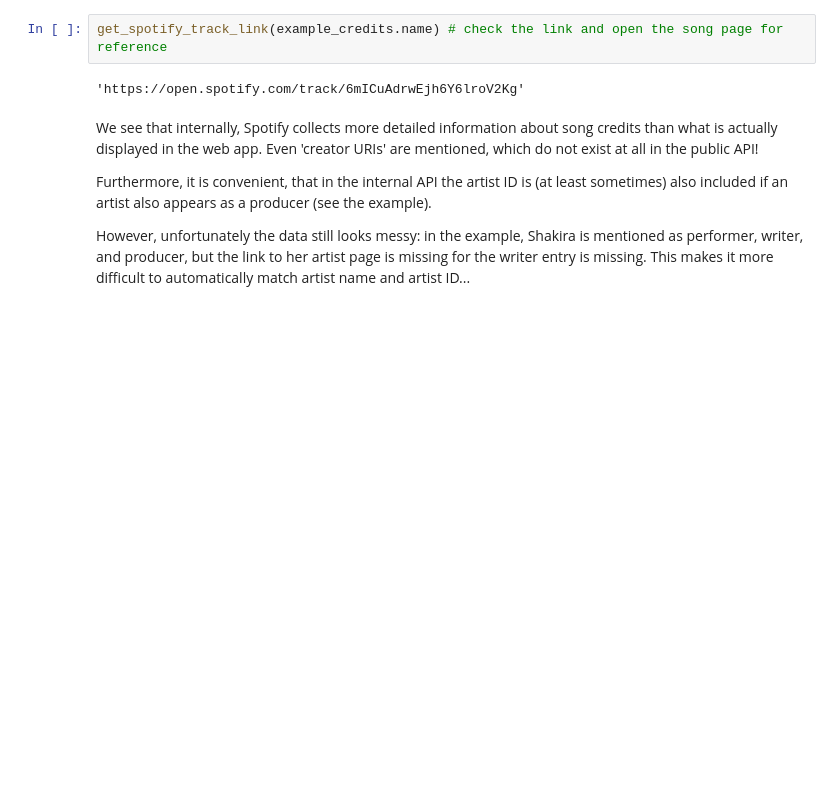
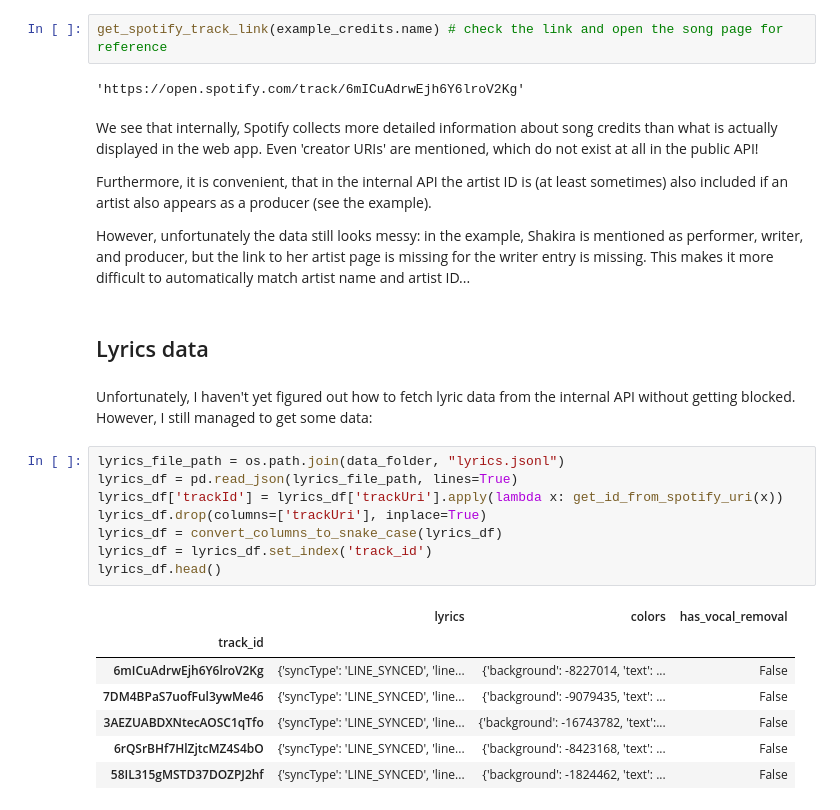
Before and after one commit to Sejmou/spotify-charts-analysis, a Jupyter notebook: notebooks/dataset_analysis.ipynb, the cells around one changed output. Saved outputs shown, nothing was run; the diff lists cells and outputs as text; blank space fills up the shorter version.

Commit message:
update notebook for data analysis

```diff
--- a/notebooks/dataset_analysis.ipynb
+++ b/notebooks/dataset_analysis.ipynb
@@ -311,3 +313,23 @@ We see that internally, Spotify collects more detailed information about song cr
 Furthermore, it is convenient, that in the internal API the artist ID is (at least sometimes) also included if an artist also appears as a producer (see the example).
 
 However, unfortunately the data still looks messy: in the example, Shakira is mentioned as performer, writer, and producer, but the link to her artist page is missing for the writer entry is missing. This makes it more difficult to automatically match artist name and artist ID...
+# %% [markdown]
+## Lyrics data
+# %% [markdown]
+Unfortunately, I haven't yet figured out how to fetch lyric data from the internal API without getting blocked. However, I still managed to get some data:
+# %%
+lyrics_file_path = os.path.join(data_folder, "lyrics.jsonl")
+lyrics_df = pd.read_json(lyrics_file_path, lines=True)
+lyrics_df['trackId'] = lyrics_df['trackUri'].apply(lambda x: get_id_from_spotify_uri(x))
+lyrics_df.drop(columns=['trackUri'], inplace=True)
+lyrics_df = convert_columns_to_snake_case(lyrics_df)
+lyrics_df = lyrics_df.set_index('track_id')
+lyrics_df.head()
+# %% [output]
+|  | lyrics | colors | has_vocal_removal |
+| track_id |  |  |  |
+| 6mICuAdrwEjh6Y6lroV2Kg | {'syncType': 'LINE_SYNCED', 'line... | {'background': -8227014, 'text': ... | False |
+| 7DM4BPaS7uofFul3ywMe46 | {'syncType': 'LINE_SYNCED', 'line... | {'background': -9079435, 'text': ... | False |
+| 3AEZUABDXNtecAOSC1qTfo | {'syncType': 'LINE_SYNCED', 'line... | {'background': -16743782, 'text':... | False |
+| 6rQSrBHf7HlZjtcMZ4S4bO | {'syncType': 'LINE_SYNCED', 'line... | {'background': -8423168, 'text': ... | False |
+| 58IL315gMSTD37DOZPJ2hf | {'syncType': 'LINE_SYNCED', 'line... | {'background': -1824462, 'text': ... | False |
```
Also changed, not shown: parts of 7 cells of this notebook.
